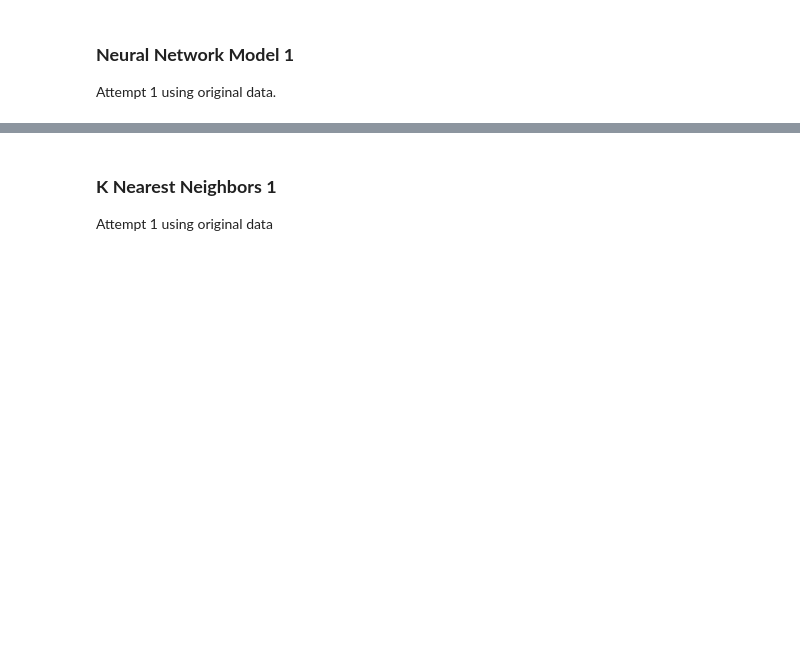
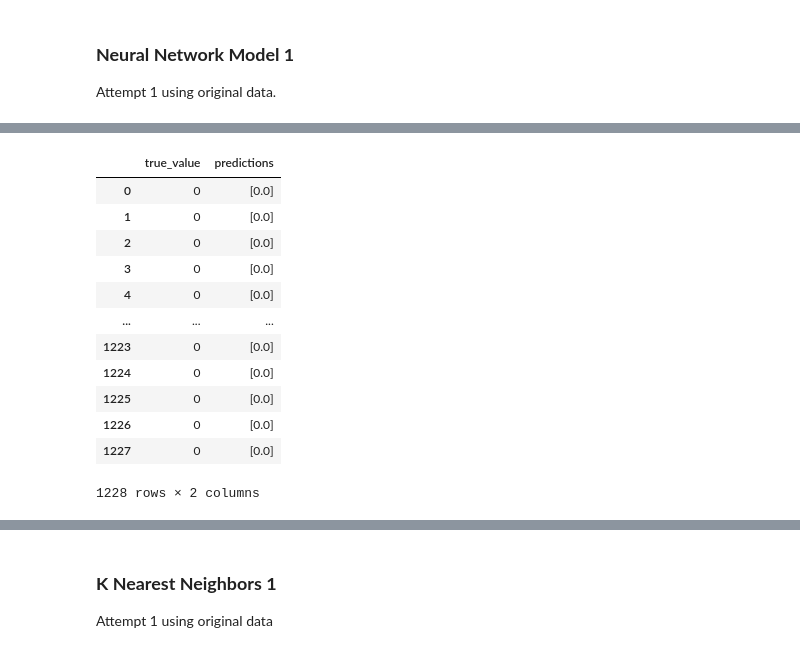
Before and after one commit to leah-apking/project4_machine_learning, a Jupyter notebook: stroke_modeling.ipynb, the cells around one changed output, grey strips where cells are left out. Cells and saved outputs as stored; diff of their text form; code cells hidden in the pictures; blank space fills up the shorter version.

```diff
--- a/stroke_model.ipynb
+++ b/stroke_modeling.ipynb
@@ -324,3 +317,12 @@ Loss: 0.16544944047927856, Accuracy: 0.958469033241272
 # %%
 # Export our model to HDF5 file
 # nn.save('Models/stroke_model_NN_1.h5')
+# %%
+# Compare predictions to actual outcomes
+y_values = nn.predict(X_test_scaled)
+y_predict = y_values.round()
+
+df = pd.DataFrame(list(zip(y_test, y_predict)), columns =['true_value', 'predictions'])
+df = df.round()
+df
+# %% [output]
@@ -326,0 +330,13 @@ Loss: 0.16544944047927856, Accuracy: 0.958469033241272
+|  | true_value | predictions |
+| 0 | 0 | [0.0] |
+| 1 | 0 | [0.0] |
+| 2 | 0 | [0.0] |
+| 3 | 0 | [0.0] |
+| 4 | 0 | [0.0] |
+| ... | ... | ... |
+| 1223 | 0 | [0.0] |
+| 1224 | 0 | [0.0] |
+| 1225 | 0 | [0.0] |
+| 1226 | 0 | [0.0] |
+| 1227 | 0 | [0.0] |
+1228 rows × 2 columns
```
Also changed, not shown: parts of 36 cells of this notebook, 1 other file.
